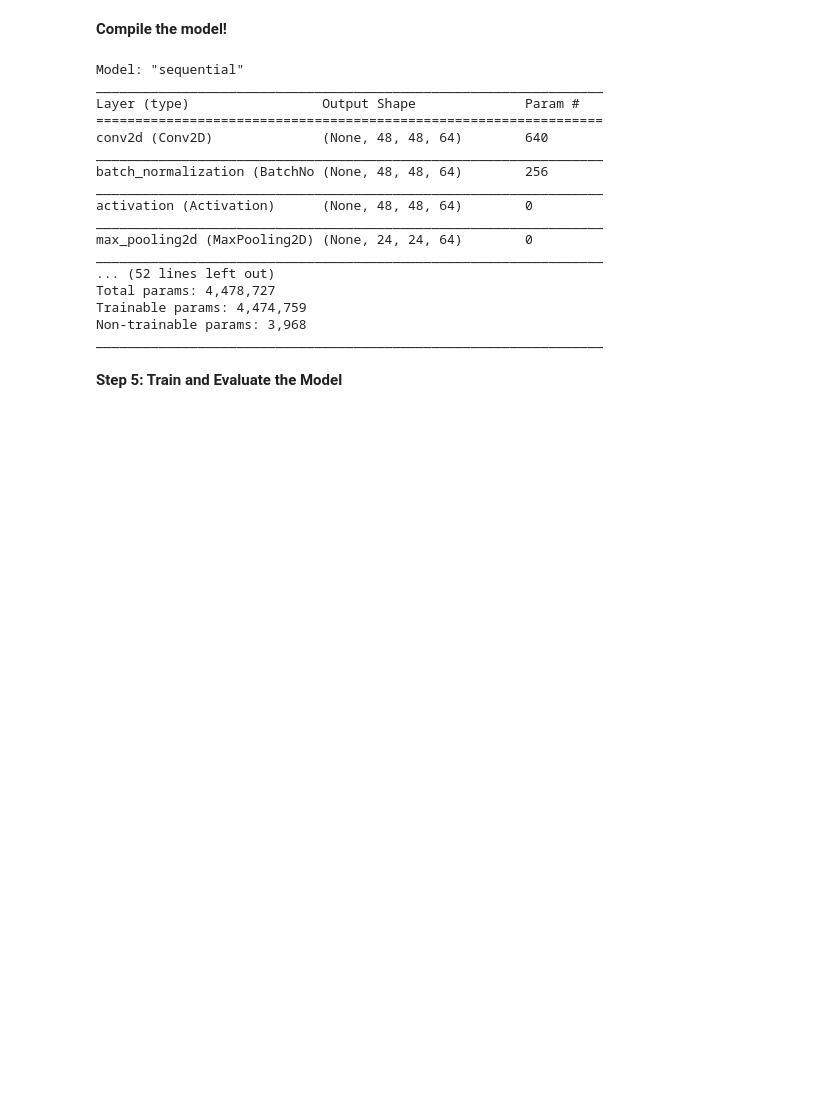
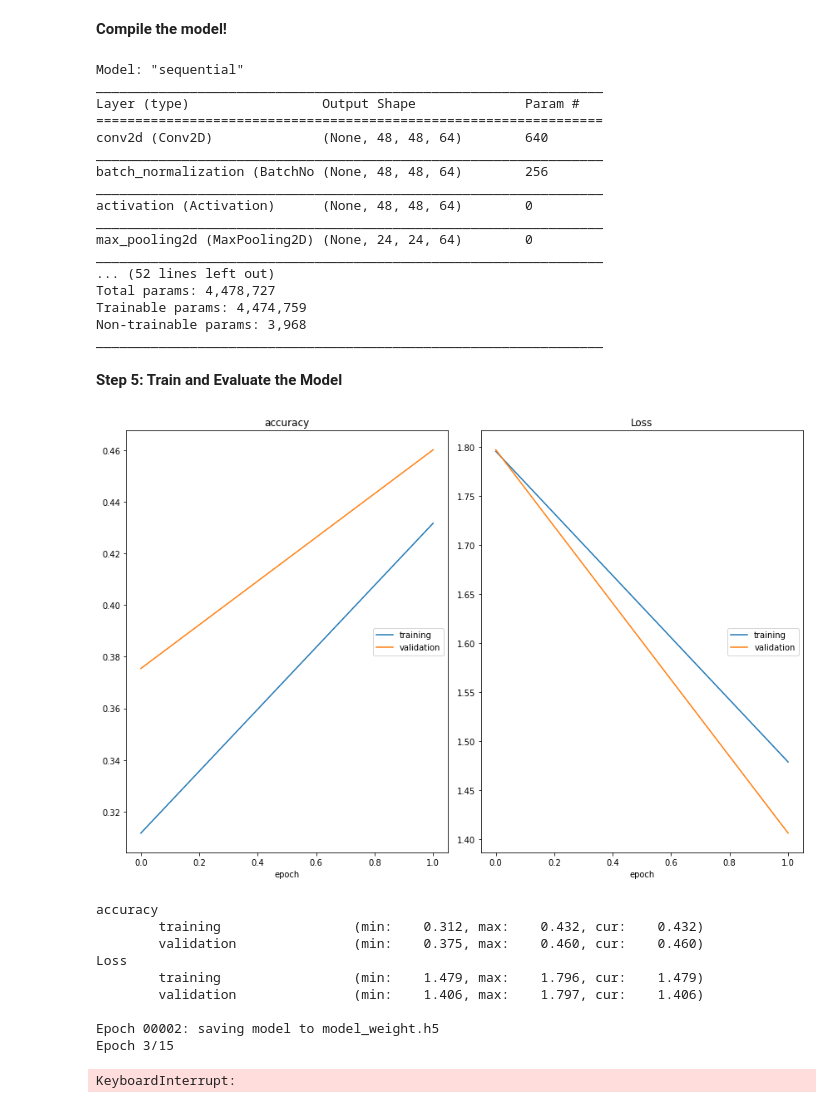
Before and after one commit to gianmillare/Facial-Expression-Recognition-Guide, a Jupyter notebook: Project/Facial_Expression_Recognition.ipynb, the cells around one changed output. Saved outputs shown, nothing was run; the diff lists cells and outputs as text; code cells hidden in the pictures; blank space fills up the shorter version.

Commit message:
created the training object, debugged incorrectly named parameter. prep for training complete

```diff
--- a/Project/Facial_Expression_Recognition.ipynb
+++ b/Project/Facial_Expression_Recognition.ipynb
@@ -200,24 +200,46 @@ _________________________________________________________________
 # %%
 # Define number of epochs for the training
 epochs = 15 # number of iterations
 
 # the number of steps used in each iteration for training
 steps_per_epoch = train_generator.n//train_generator.batch_size
 # This is calculated by the number of examples in the training generator divided by the training generators bath_size
 # batch size is 64 as defined in step 3
 
 # the number of steps used in each iteration for validation / testing
 validation_steps = validation_generator.n//validation_generator.batch_size
 
 # As we keep training, save the highest accuracy iteration
 checkpoint = ModelCheckpoint("model_weight.h5", monitor='val_accuracy', save_weights_only=True, mode='max', verbose=1)
 # ModelCheckpoint(name of the file you want to save, when to save the file (highest accuracy), save the weights for now,
 # mode='max' to save highest accuracy weight, verbose=1 to print training metrics throughout)
 # saving the architecture and the layers separately
 
 # reduce learning rate when observe a plateau in the learning loss.
 # if no improvements or diversity in the training, reduce the learning rate
-reduce_lr = ReduceLROnPlateau(monitor='val_loss', factor=0.1, patience=2, min_lr=0.00001, mode='auto')
+reduce_lr = ReduceLROnPlateau(monitor='val_loss', factor=0.1, patience=2, min_lr=0.00001, model='auto')
 
-# Put EVERYTHING together
-callbacks =
+# Use Keras to perform a callback and observe the accuracy in real time
+callbacks = [PlotLossesCallback(), checkpoint, reduce_lr]
+
+# Put EVERYTHING together to train the model
+history = model.fit(
+    x = train_generator,
+    steps_per_epoch=steps_per_epoch,
+    epochs=epochs,
+    validation_data=validation_generator,
+    validation_steps=validation_steps,
+    callbacks=callbacks
+)
+# %% [output]
+[figure, added]
+accuracy
+        training                 (min:    0.312, max:    0.432, cur:    0.432)
+        validation               (min:    0.375, max:    0.460, cur:    0.460)
+Loss
+        training                 (min:    1.479, max:    1.796, cur:    1.479)
+        validation               (min:    1.406, max:    1.797, cur:    1.406)
+
+Epoch 00002: saving model to model_weight.h5
+Epoch 3/15
+KeyboardInterrupt:
```
Also changed, not shown: 1 other file.
